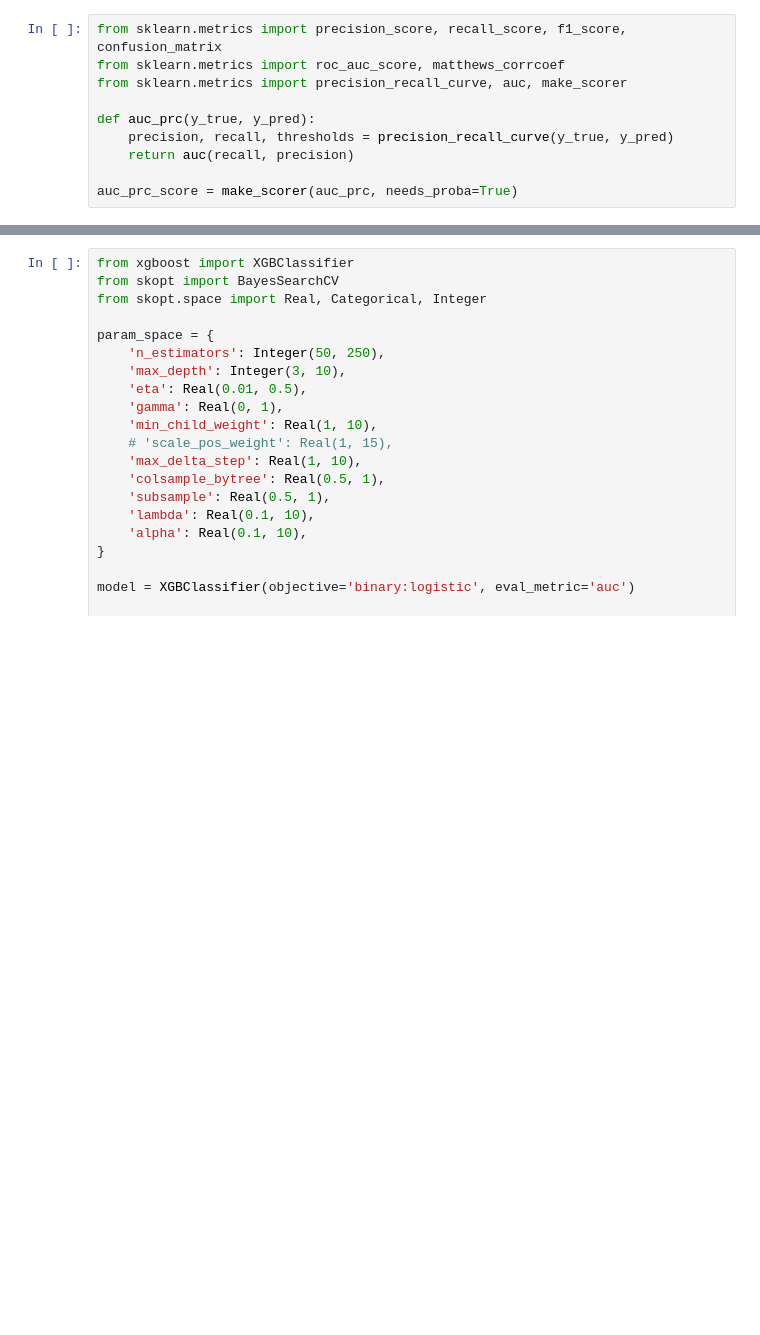
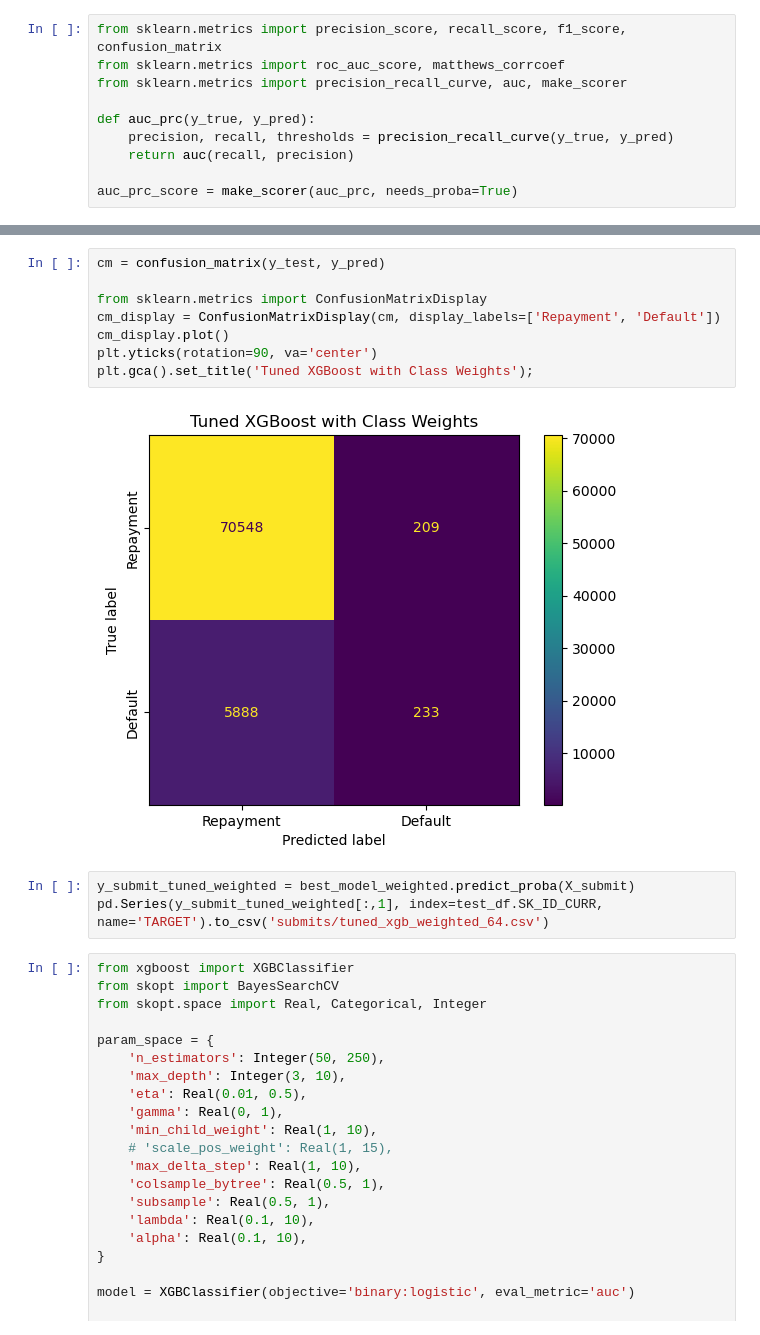
Before and after one commit to dev-dords/ML2_Project, a Jupyter notebook: tuning.ipynb, the cells around one changed output, grey strips where cells are left out. Drawn from its saved outputs; the diff is of its cells as text; blank space fills up the shorter version.

```diff
--- a/tuning.ipynb
+++ b/tuning.ipynb
@@ -150,3 +279,16 @@ plt.gca().set_title('XGBoost with Original Dataset');
+# %%
+cm = confusion_matrix(y_test, y_pred)
+
+from sklearn.metrics import ConfusionMatrixDisplay
+cm_display = ConfusionMatrixDisplay(cm, display_labels=['Repayment', 'Default'])
+cm_display.plot()
+plt.yticks(rotation=90, va='center')
+plt.gca().set_title('Tuned XGBoost with Class Weights');
+# %% [output]
+[figure, added]
+# %%
+y_submit_tuned_weighted = best_model_weighted.predict_proba(X_submit)
+pd.Series(y_submit_tuned_weighted[:,1], index=test_df.SK_ID_CURR, name='TARGET').to_csv('submits/tuned_xgb_weighted_64.csv')
 # %%
 from xgboost import XGBClassifier
 from skopt import BayesSearchCV
```
Also changed, not shown: parts of 16 cells of this notebook, 1 other file.
